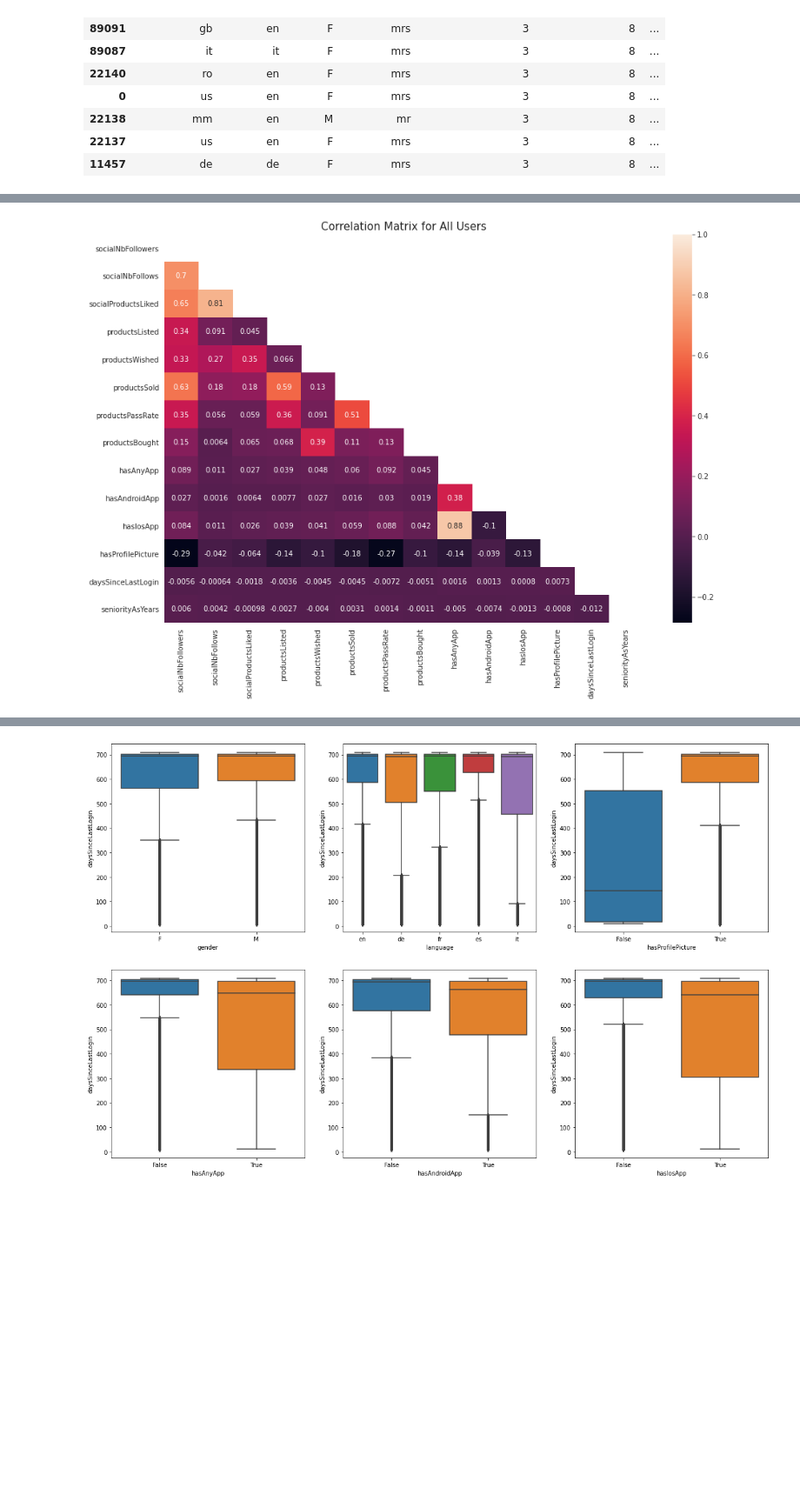
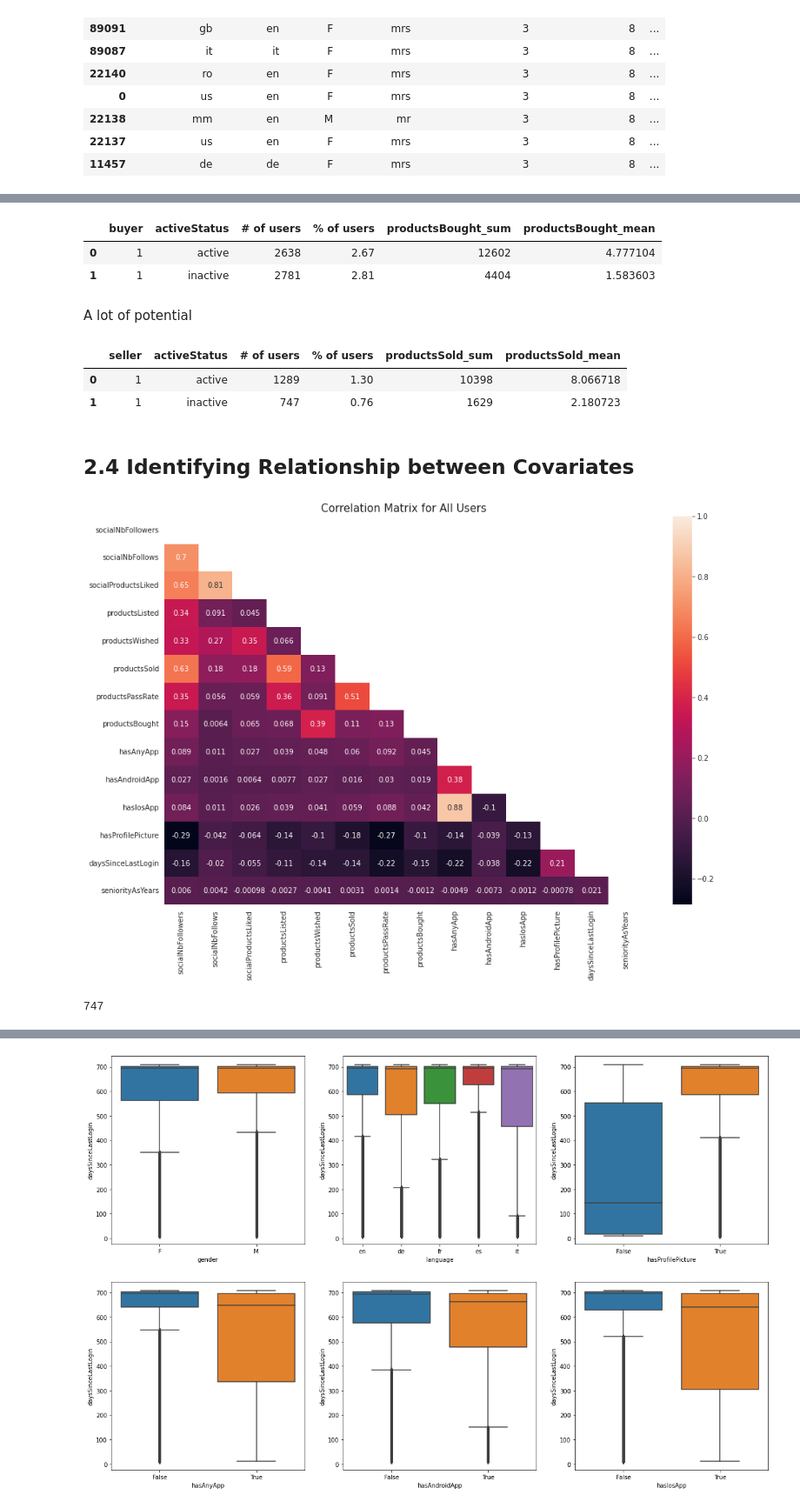
Before and after one commit to mattlim96/getharley-challenge, a Jupyter notebook: solution.ipynb, the cells around one changed output, grey strips where cells are left out. Shown at 87% size. Cells and saved outputs as stored; diff of their text form; code cells hidden in the pictures; blank space fills up the shorter version.

```diff
--- a/solution.ipynb
+++ b/solution.ipynb
@@ -55,9 +64,14 @@ seniorityAsYears       0
 countryCode            0
 dtype: int64
 # %%
+# Make a copy from original dataset
+df = ori_df.copy()
+
 # Removing duplicated covariates from imported data
-df = ori_df.copy()
-df.drop(['identifierHash','type','country','civilityGenderId','seniority','seniorityAsMonths'], axis=1, inplace=True)
+varToDrop = ['identifierHash','type','country','civilityGenderId','seniority','seniorityAsMonths']
+df.drop(varToDrop, axis=1, inplace=True)
+
+# Reordering columns
 df = df[['countryCode','language','gender','civilityTitle','socialNbFollowers','socialNbFollows','socialProductsLiked','productsListed','productsWished','productsSold',
          'productsPassRate','productsBought','hasAnyApp','hasAndroidApp','hasIosApp','hasProfilePicture','daysSinceLastLogin','seniorityAsYears']]
 df.describe(include='all')
@@ -162,15 +299,51 @@ plt.show()
+# %%
+buyerPivot = df_final[['activeStatus','buyer']]
+buyerPivot = buyerPivot.groupby(['buyer','activeStatus'],as_index=False).size().rename(columns={"size": "# of users"})
+buyerPivot['% of users'] = round(buyerPivot['# of users'] / buyerPivot['# of users'].sum() * 100,2)
+buyerPivot = buyerPivot[buyerPivot['buyer'] == 1].reset_index().drop(columns=['index'])
+
+boughtPivot = df_final[['activeStatus','buyer','productsBought']]
+boughtPivot = boughtPivot.groupby(['buyer','activeStatus'],as_index=False).agg([np.sum,np.mean])
+
+buyerPivot['productsBought_sum'] = boughtPivot.reset_index().drop([0,1]).reset_index()['productsBought'][['sum']]
+buyerPivot['productsBought_mean'] = boughtPivot.reset_index().drop([0,1]).reset_index()['productsBought'][['mean']]
+buyerPivot
+# %% [output]
+|  | buyer | activeStatus | # of users | % of users | productsBought_sum | productsBought_mean |
+| 0 | 1 | active | 2638 | 2.67 | 12602 | 4.777104 |
+| 1 | 1 | inactive | 2781 | 2.81 | 4404 | 1.583603 |
+# %% [markdown]
+A lot of potential
+# %%
+sellerPivot = df_final[['activeStatus','seller']]
+sellerPivot = sellerPivot.groupby(['seller','activeStatus'],as_index=False).size().rename(columns={"size": "# of users"})
+sellerPivot['% of users'] = round(sellerPivot['# of users'] / sellerPivot['# of users'].sum() * 100,2)
+sellerPivot = sellerPivot[sellerPivot['seller'] == 1].reset_index().drop(columns=['index'])
+
+soldPivot = df_final[['activeStatus','seller','productsSold']]
+soldPivot = soldPivot.groupby(['seller','activeStatus'],as_index=False).agg([np.sum,np.mean])
+
+sellerPivot['productsSold_sum'] = soldPivot.reset_index().drop([0,1]).reset_index()['productsSold'][['sum']]
+sellerPivot['productsSold_mean'] = soldPivot.reset_index().drop([0,1]).reset_index()['productsSold'][['mean']]
+sellerPivot
+# %% [output]
+|  | seller | activeStatus | # of users | % of users | productsSold_sum | productsSold_mean |
+| 0 | 1 | active | 1289 | 1.30 | 10398 | 8.066718 |
+| 1 | 1 | inactive | 747 | 0.76 | 1629 | 2.180723 |
+# %% [markdown]
+## 2.4 Identifying Relationship between Covariates
 # %%
 # corr = df.corr()
 # sns.heatmap(corr, annot=True, square=True)
 # plt.yticks(rotation=0)
 # plt.show()
 
-mask = np.zeros_like(df.corr())
+mask = np.zeros_like(df_clean.corr())
 mask[np.triu_indices_from(mask)] = True
 with sns.axes_style("white"):
     f, ax = plt.subplots(figsize=(15, 10))
-    ax = sns.heatmap(corr, annot=True, mask=mask, vmax=1, square=False)
+    ax = sns.heatmap(df_clean.corr(), annot=True, mask=mask, vmax=1, square=False)
 plt.title(f'Correlation Matrix for All Users', fontsize=15)
 plt.show()
 # %% [output]
-[figure, old version]
+[figure, new version]
@@ -179,0 +350,7 @@ test = df[df['daysSinceLastLogin'] != 737028]
+# %%
+activeBuyersDf = df_final[(df_final['buyer'] == 1) & (df_final['activeStatus'] == 'active')]
+inactiveBuyersDf = df_final[(df_final['buyer'] == 1) & (df_final['activeStatus'] == 'inactive')]
+activeSellersDf = df_final[(df_final['seller'] == 1) & (df_final['activeStatus'] == 'active')]
+inactiveSellersDf = df_final[(df_final['seller'] == 1) & (df_final['activeStatus'] == 'inactive')]
+# %% [output]
+747
```
Also changed, not shown: parts of 23 cells of this notebook, 1 other file.
